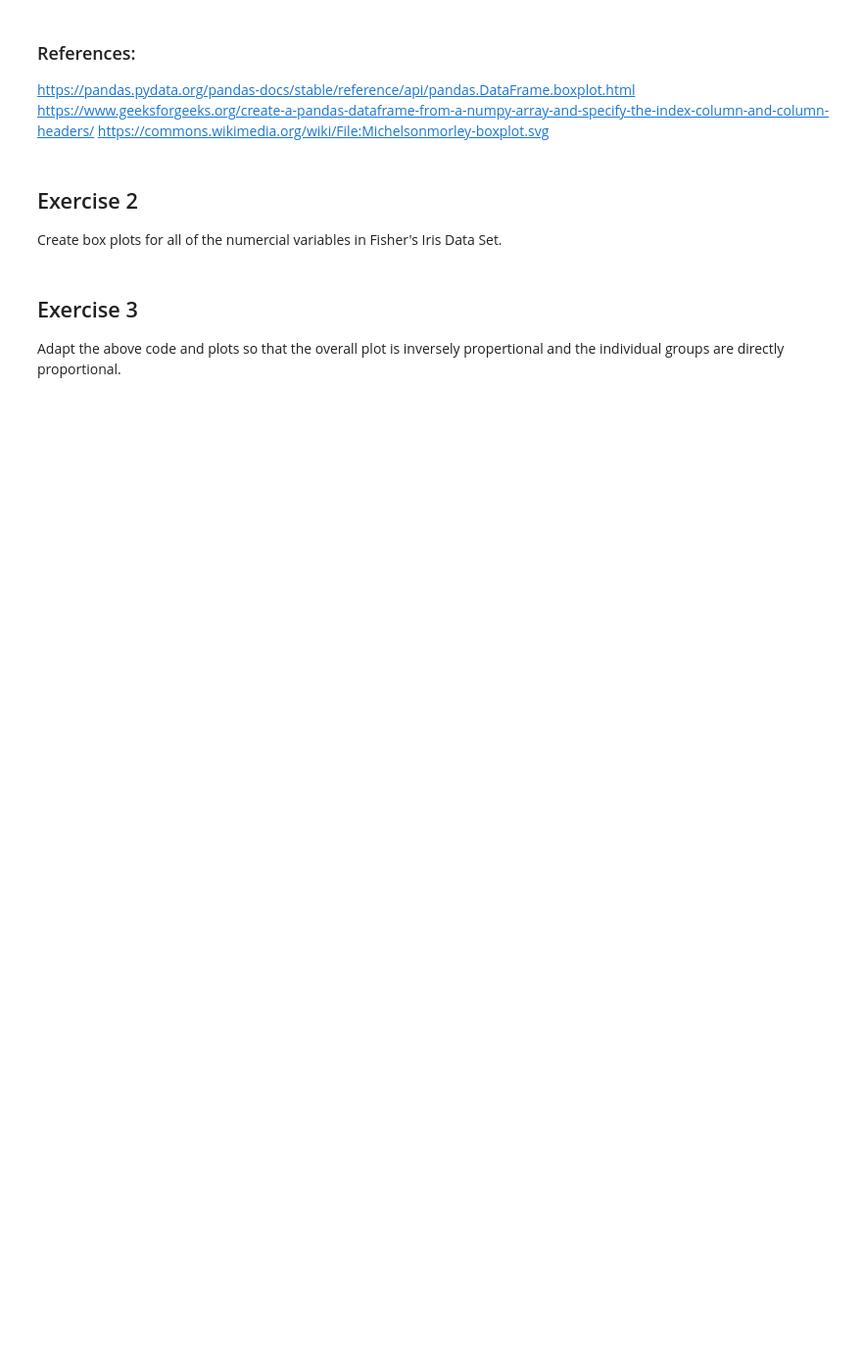
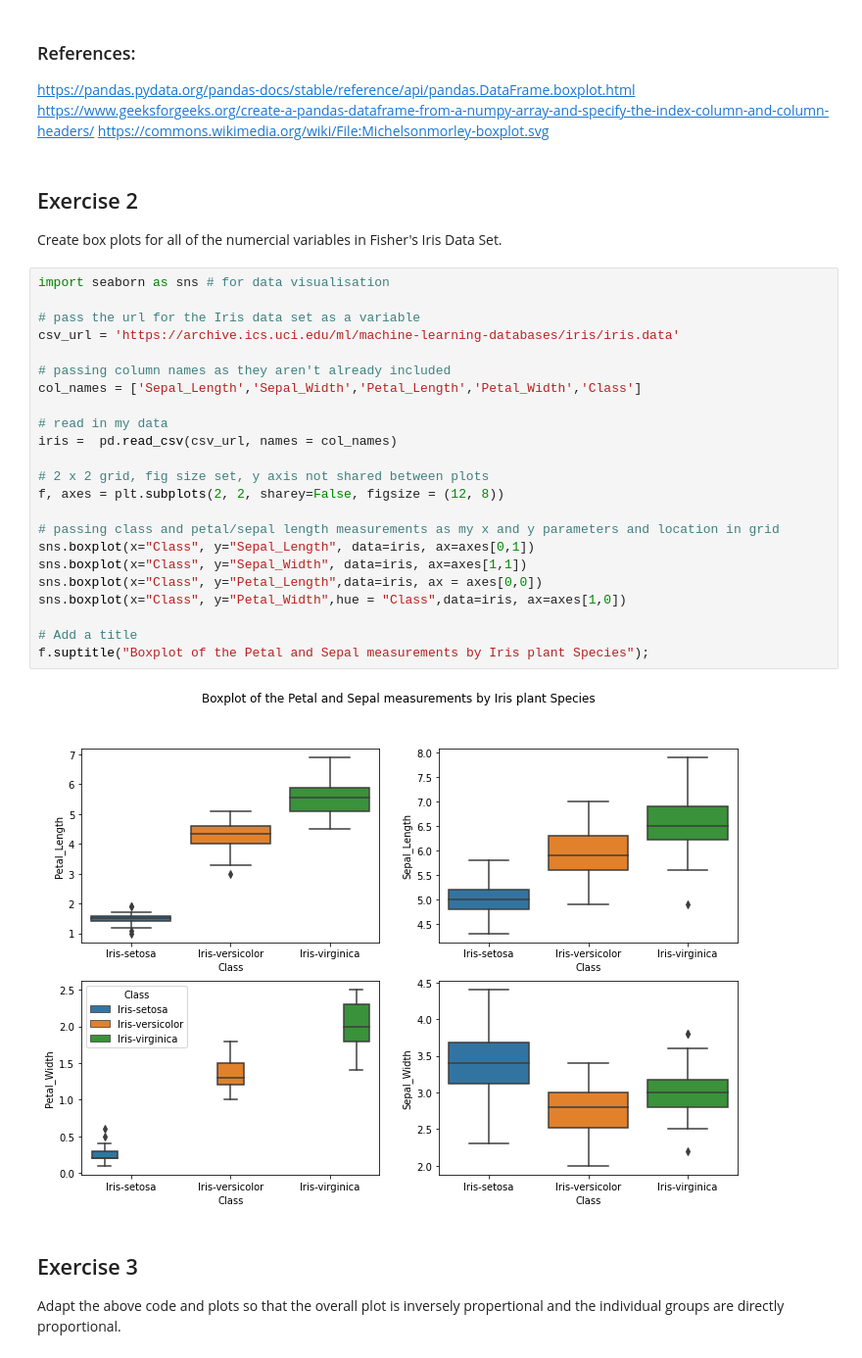
Before and after one commit to Scunnies/funddata_assessment, a Jupyter notebook: Practicals/04-outliers-exercises.ipynb, the cells around one changed output. Shown at 98% size. Cells and saved outputs as stored; diff of their text form; blank space fills up the shorter version.

```diff
--- a/Practicals/04-outliers-exercises.ipynb
+++ b/Practicals/04-outliers-exercises.ipynb
@@ -67,6 +67,31 @@ https://commons.wikimedia.org/wiki/File:Michelsonmorley-boxplot.svg
 # %% [markdown]
 ## Exercise 2
 Create box plots for all of the numercial variables in Fisher's Iris Data Set.
+# %%
+import seaborn as sns # for data visualisation
+
+# pass the url for the Iris data set as a variable
+csv_url = 'https://archive.ics.uci.edu/ml/machine-learning-databases/iris/iris.data'
+
+# passing column names as they aren't already included
+col_names = ['Sepal_Length','Sepal_Width','Petal_Length','Petal_Width','Class']
+
+# read in my data
+iris =  pd.read_csv(csv_url, names = col_names)
+
+# 2 x 2 grid, fig size set, y axis not shared between plots
+f, axes = plt.subplots(2, 2, sharey=False, figsize = (12, 8))
+
+# passing class and petal/sepal length measurements as my x and y parameters and location in grid
+sns.boxplot(x="Class", y="Sepal_Length", data=iris, ax=axes[0,1])
+sns.boxplot(x="Class", y="Sepal_Width", data=iris, ax=axes[1,1])
+sns.boxplot(x="Class", y="Petal_Length",data=iris, ax = axes[0,0])
+sns.boxplot(x="Class", y="Petal_Width",hue = "Class",data=iris, ax=axes[1,0])
+
+# Add a title
+f.suptitle("Boxplot of the Petal and Sepal measurements by Iris plant Species");
+# %% [output]
+[figure, added]
 # %% [markdown]
 ## Exercise 3
 Adapt the above code and plots so that the overall plot is inversely propertional and the individual groups are directly proportional.
```
